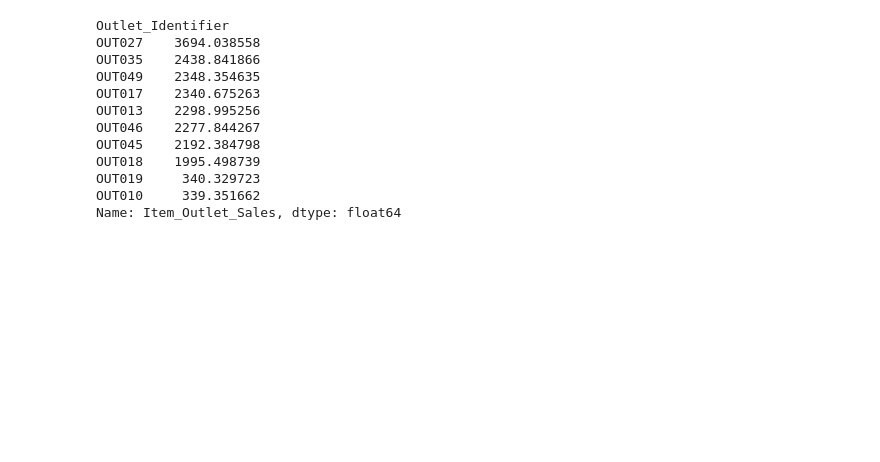
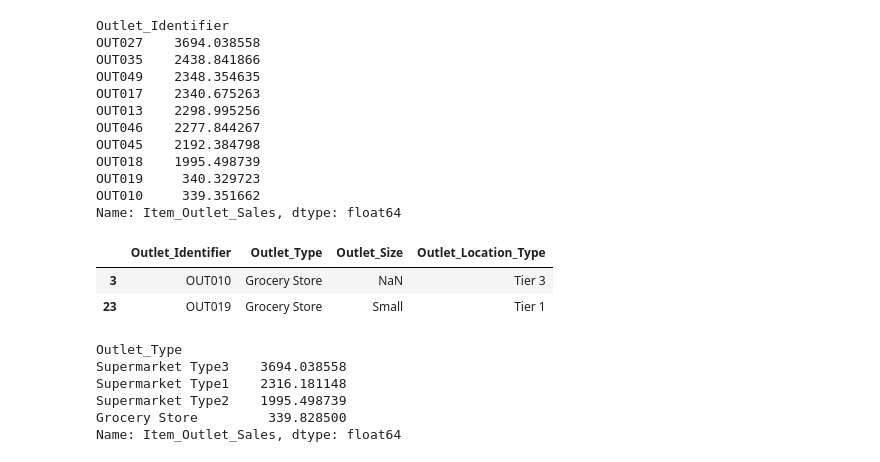
Before and after one commit to HassanBouzkan/bigmart-sales-prediction, a Jupyter notebook: notebooks/bigmart_analysis.ipynb, the cells around one changed output. Saved outputs shown, nothing was run; the diff lists cells and outputs as text; code cells hidden in the pictures; blank space fills up the shorter version.

```diff
--- a/notebooks/bigmart_analysis.ipynb
+++ b/notebooks/bigmart_analysis.ipynb
@@ -140,3 +140,18 @@ OUT018    1995.498739
 OUT019     340.329723
 OUT010     339.351662
 Name: Item_Outlet_Sales, dtype: float64
+# %%
+df[df['Outlet_Identifier'].isin(['OUT019', 'OUT010'])][['Outlet_Identifier', 'Outlet_Type', 'Outlet_Size', 'Outlet_Location_Type']].drop_duplicates()
+# %% [output]
+|  | Outlet_Identifier | Outlet_Type | Outlet_Size | Outlet_Location_Type |
+| 3 | OUT010 | Grocery Store | NaN | Tier 3 |
+| 23 | OUT019 | Grocery Store | Small | Tier 1 |
+# %%
+df.groupby('Outlet_Type')['Item_Outlet_Sales'].mean().sort_values(ascending=False)
+# %% [output]
+Outlet_Type
+Supermarket Type3    3694.038558
+Supermarket Type1    2316.181148
+Supermarket Type2    1995.498739
+Grocery Store         339.828500
+Name: Item_Outlet_Sales, dtype: float64
```
Also changed, not shown: parts of 17 cells of this notebook.
